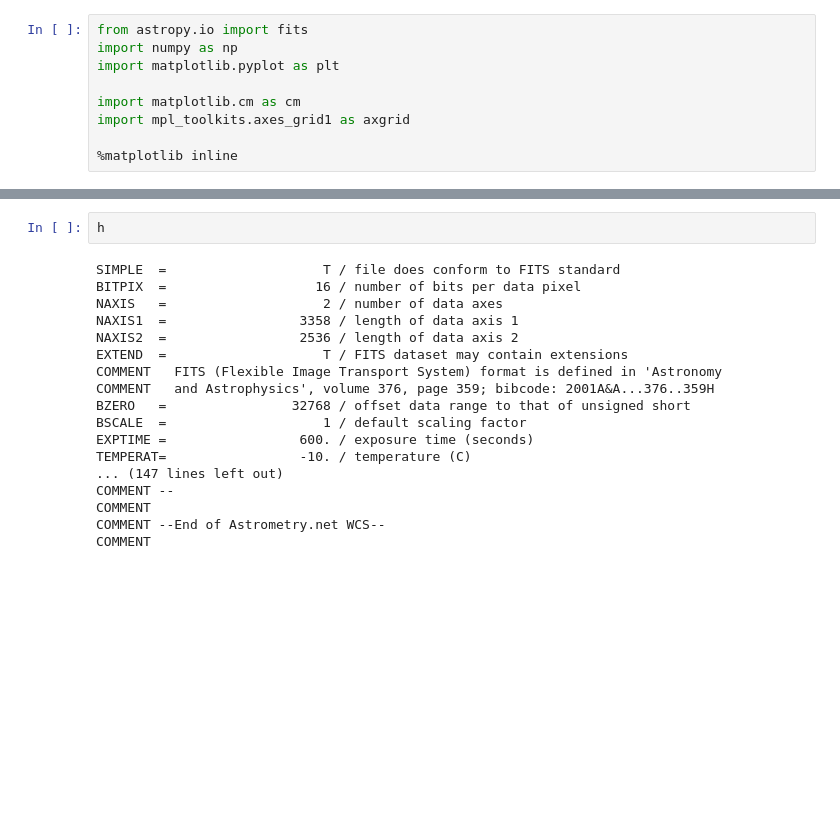
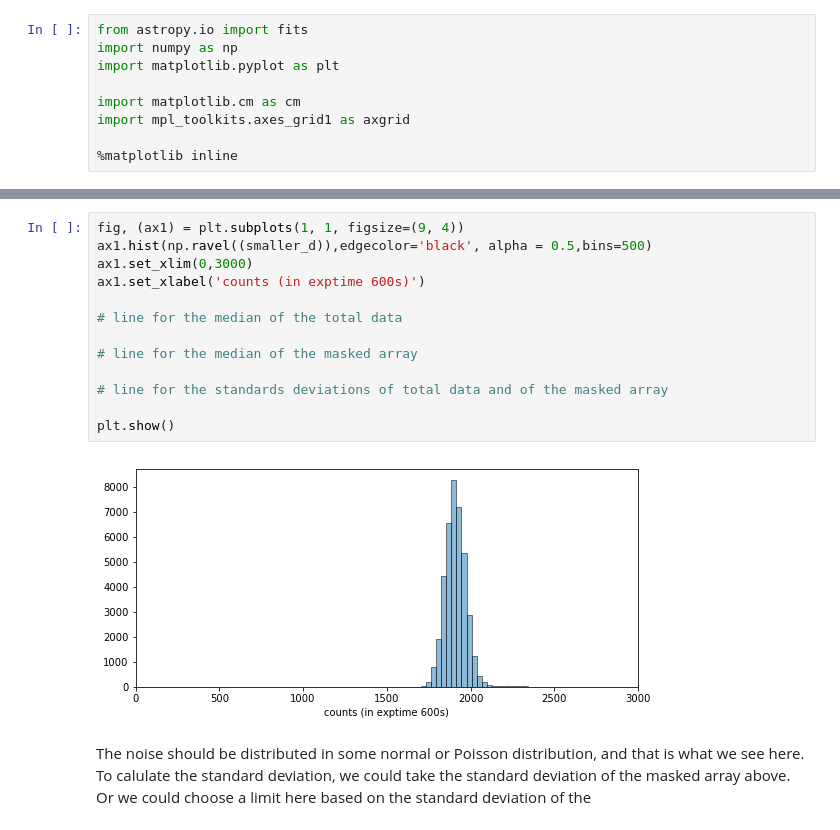
Before and after one commit to lokhorst/HalphaScripts, a Jupyter notebook: EagleSimScripts/measure_noise.ipynb, the cells around one changed output, grey strips where cells are left out. Drawn from its saved outputs; the diff is of its cells as text; blank space fills up the shorter version.

```diff
--- a/EagleSimScripts/measure_noise.ipynb
+++ b/EagleSimScripts/measure_noise.ipynb
@@ -63,20 +77,17 @@ mx = np.ma.masked_array(smaller_d, mask=mask)
-# %%
-h
-# %% [output]
-SIMPLE  =                    T / file does conform to FITS standard
-BITPIX  =                   16 / number of bits per data pixel
-NAXIS   =                    2 / number of data axes
-NAXIS1  =                 3358 / length of data axis 1
-NAXIS2  =                 2536 / length of data axis 2
-EXTEND  =                    T / FITS dataset may contain extensions
-COMMENT   FITS (Flexible Image Transport System) format is defined in 'Astronomy
-COMMENT   and Astrophysics', volume 376, page 359; bibcode: 2001A&A...376..359H
-BZERO   =                32768 / offset data range to that of unsigned short
-BSCALE  =                    1 / default scaling factor
-EXPTIME =                 600. / exposure time (seconds)
-TEMPERAT=                 -10. / temperature (C)
-... (147 lines left out)
-COMMENT --
-COMMENT
-COMMENT --End of Astrometry.net WCS--
-COMMENT
+# %%
+fig, (ax1) = plt.subplots(1, 1, figsize=(9, 4))
+ax1.hist(np.ravel((smaller_d)),edgecolor='black', alpha = 0.5,bins=500)
+ax1.set_xlim(0,3000)
+ax1.set_xlabel('counts (in exptime 600s)')
+
+# line for the median of the total data
+
+# line for the median of the masked array
+
+# line for the standards deviations of total data and of the masked array
+
+plt.show()
+# %% [output]
+[figure, added]
+# %% [markdown]
+The noise should be distributed in some normal or Poisson distribution, and that is what we see here.  To calulate the standard deviation, we could take the standard deviation of the masked array above.  Or we could choose a limit here based on the standard deviation of the
```
Also changed, not shown: parts of 3 cells of this notebook.
